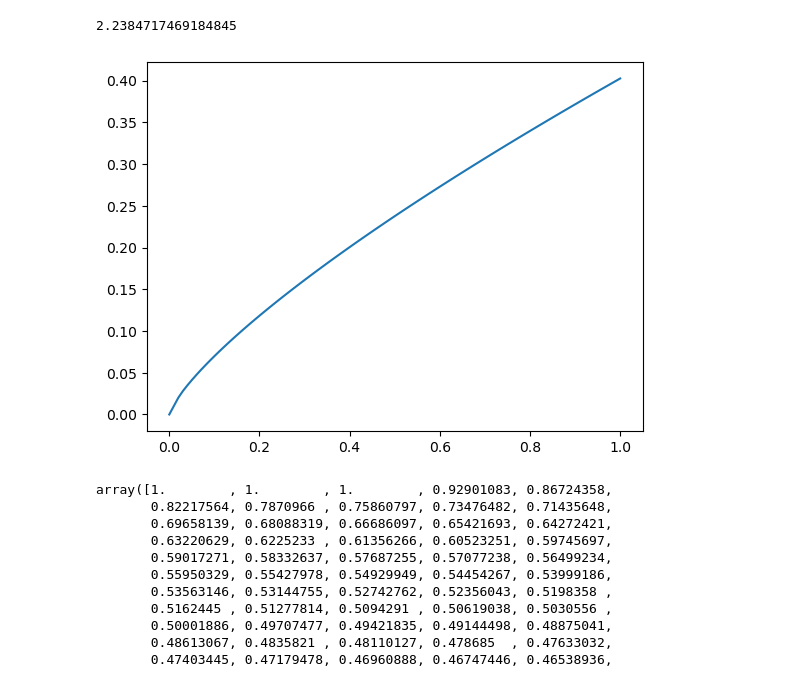
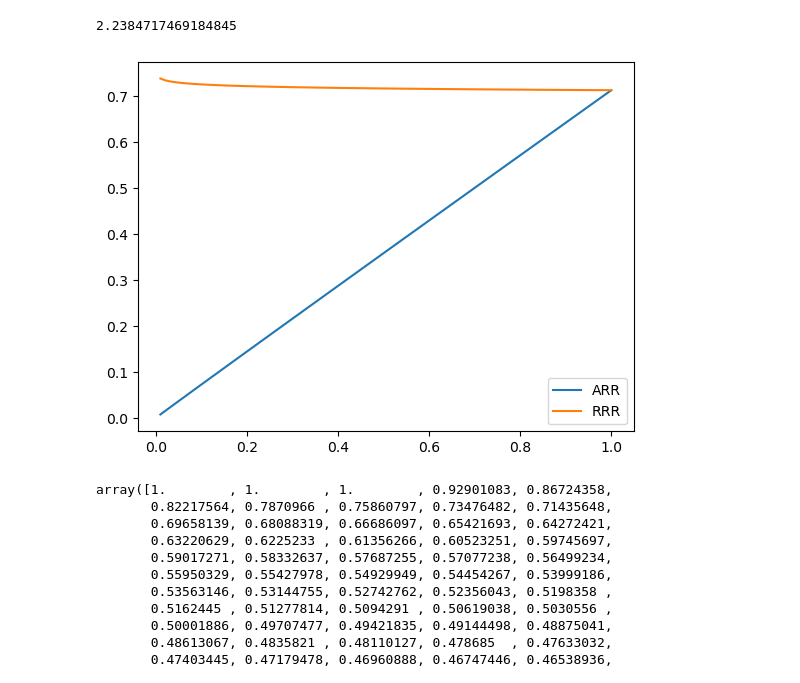
Before and after one commit to spfohl/fairness_simulation, a Jupyter notebook: risk_reduction.ipynb, the cells around one changed output. Saved outputs shown, nothing was run; the diff lists cells and outputs as text; code cells hidden in the pictures.

```diff
--- a/risk_reduction.ipynb
+++ b/risk_reduction.ipynb
@@ -63,6 +63,12 @@ def get_ldl_untreated(x):
     return np.maximum((np.log(x) - np.log(ldl_risk_values[0])) * slope + ldl_values[0], 0)
 # %% [output]
 2.2384717469184845
+# %%
+def get_ldl_untreated(x):
+    coefs = [3.16767331, 0.07156838]
+    x = np.maximum(x, 1e-15)
+    return np.maximum(np.log(x) * coefs[1] + coefs[0], 0)
+#     return np.maximum((np.log(x) - np.log(ldl_risk_values[0])) * slope + ldl_values[0], 0)
 # %%
 ldl_reduction = 0.43
 ldl_untreated = get_ldl_untreated(risk_no_treat)
@@ -74,10 +80,12 @@ risk = risk_no_treat
 arr = risk_no_treat - risk_treat
 # %%
 plt.close()
-plt.plot(risk_no_treat, arr)
+plt.plot(risk_no_treat[1:], arr[1:], label='ARR')
+plt.plot(risk_no_treat[1:], risk_reduction[1:], label='RRR')
+plt.legend()
 plt.show()
 # %% [output]
-[figure, old version]
+[figure, new version]
 # %%
 risk_reduction
 # %% [output]
```
